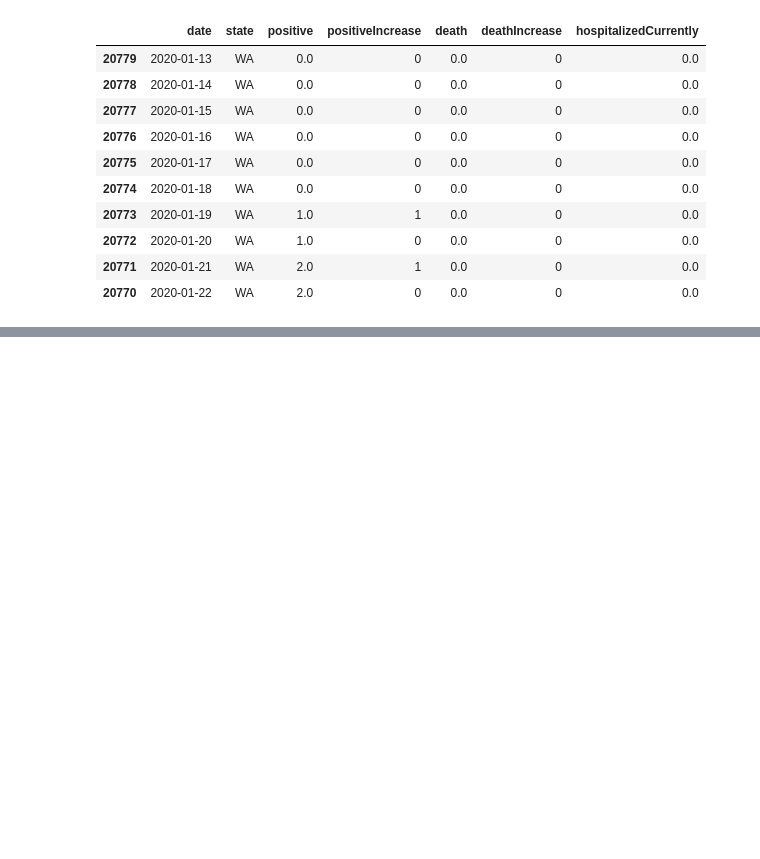
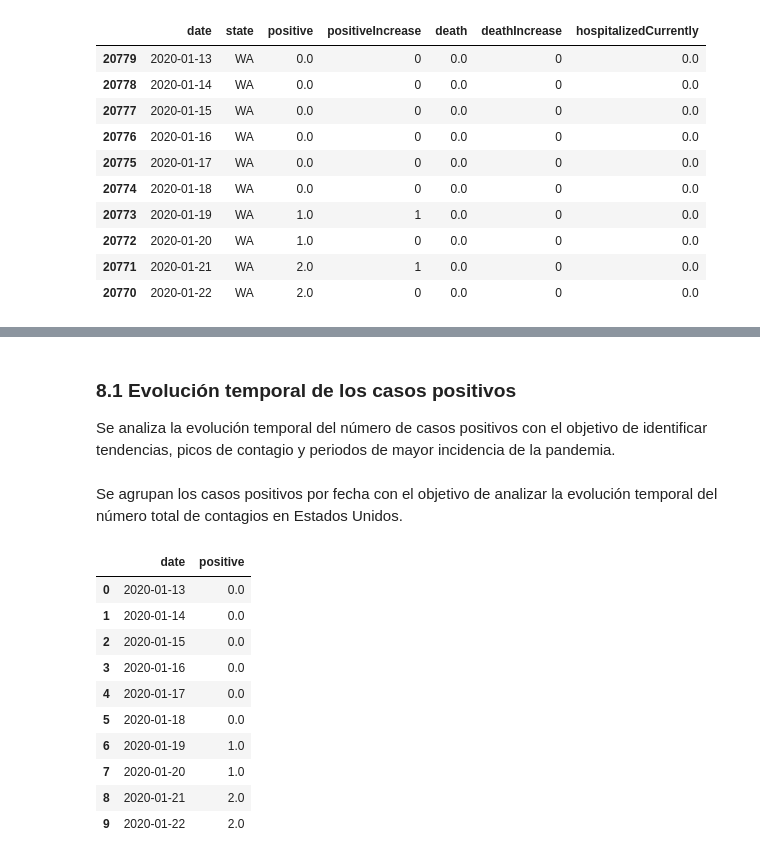
Before and after one commit to Bootcamp-IA-P6/Proyecto4_Gema_Yebenes_EDA, a Jupyter notebook: notebooks/01_eda_covid_usa.ipynb, the cells around one changed output, grey strips where cells are left out. Cells and saved outputs as stored; diff of their text form; code cells hidden in the pictures; blank space fills up the shorter version.

```diff
--- a/notebooks/01_eda_covid_usa.ipynb
+++ b/notebooks/01_eda_covid_usa.ipynb
@@ -272,0 +279,6 @@ df_analysis.head(10)
+# %% [markdown]
+### 8.1 Evolución temporal de los casos positivos
+
+Se analiza la evolución temporal del número de casos positivos con el
+objetivo de identificar tendencias, picos de contagio y periodos de mayor
+incidencia de la pandemia.
@@ -272,0 +287,17 @@ df_analysis.head(10)
+# %% [markdown]
+Se agrupan los casos positivos por fecha con el objetivo de analizar la
+evolución temporal del número total de contagios en Estados Unidos.
+# %%
+cases_by_date.head(10)
+# %% [output]
+|  | date | positive |
+| 0 | 2020-01-13 | 0.0 |
+| 1 | 2020-01-14 | 0.0 |
+| 2 | 2020-01-15 | 0.0 |
+| 3 | 2020-01-16 | 0.0 |
+| 4 | 2020-01-17 | 0.0 |
+| 5 | 2020-01-18 | 0.0 |
+| 6 | 2020-01-19 | 1.0 |
+| 7 | 2020-01-20 | 1.0 |
+| 8 | 2020-01-21 | 2.0 |
+| 9 | 2020-01-22 | 2.0 |
```
Also changed, not shown: parts of 6 cells of this notebook.
